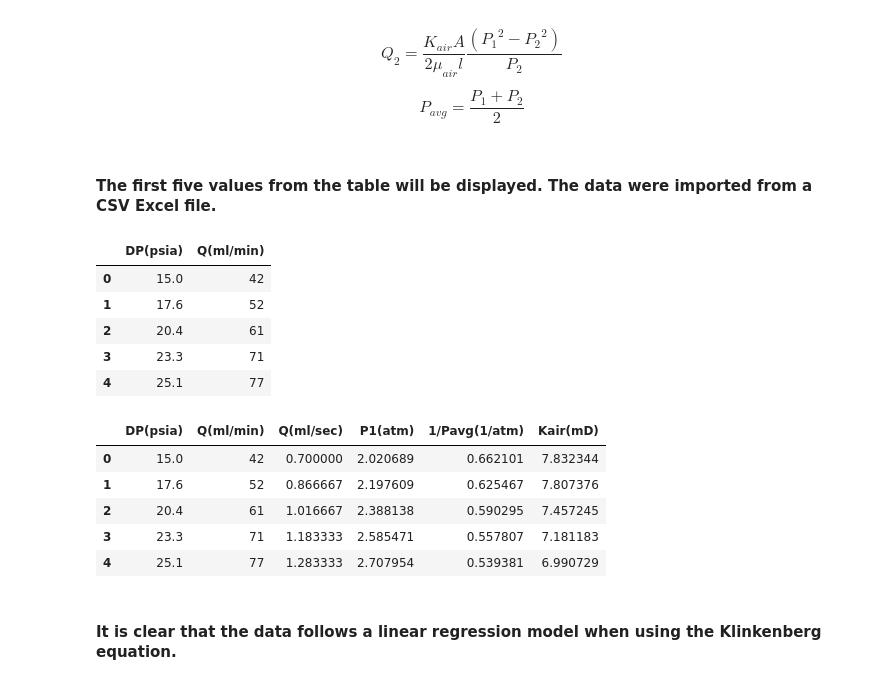
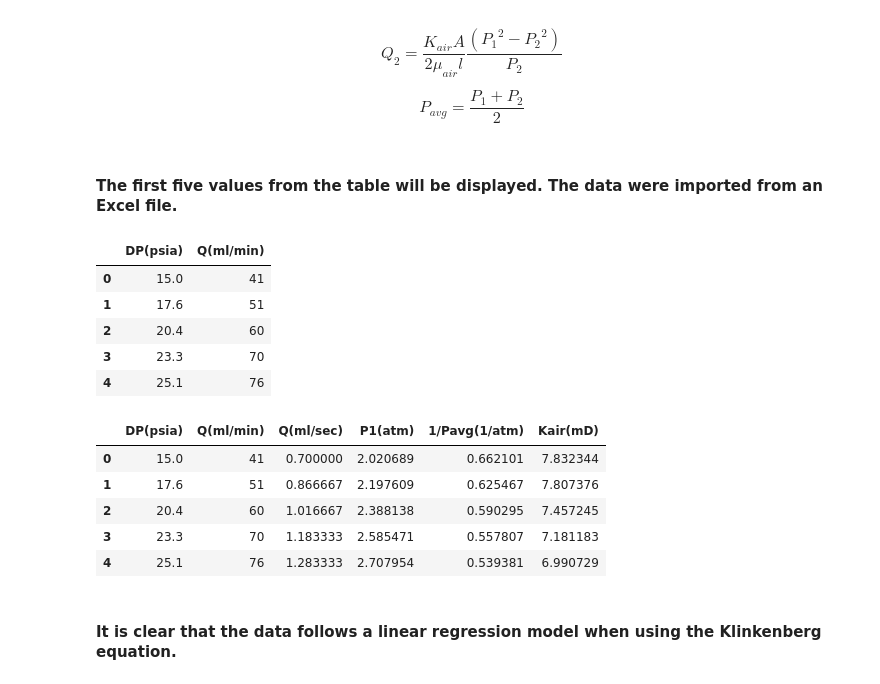
Before and after one commit to MadScientist1995/python, a Jupyter notebook: Absolute permeability of a rock sample.ipynb, the cells around one changed output. Saved outputs shown, nothing was run; the diff lists cells and outputs as text; code cells hidden in the pictures.

```diff
--- a/Absolute permeability of a rock sample.ipynb
+++ b/Absolute permeability of a rock sample.ipynb
@@ -13,36 +13,36 @@ $$ Q_2=\frac{K_{air}A}{2{\mu }_{air}l}\frac{({P_1}^2-{P_2}^2)}{P_2} $$
 
 $$ P_{avg}=\frac{P_1+P_2}{2} $$
 # %% [markdown]
-#### The first five values from the table will be displayed. The data were imported from a CSV Excel file.
+#### The first five values from the table will be displayed. The data were imported from an Excel file.
 # %%
 import pandas as pd
 
-df = pd.read_csv(r"C:\Users\nikol\Documents\Python\statsmodels\Klinkenberg1.csv")
+df = pd.read_excel("gas permeability.xlsx", sheet_name="Klinkenberg150bar", skiprows=6, usecols=[0, 1], nrows=38) #skiprows+2=excel_rows
+df.columns = ["DP(psia)", "Q(ml/min)"]
 df.head()
 # %% [output]
 |  | DP(psia) | Q(ml/min) |
-| 0 | 15.0 | 42 |
-| 1 | 17.6 | 52 |
-| 2 | 20.4 | 61 |
-| 3 | 23.3 | 71 |
-| 4 | 25.1 | 77 |
+| 0 | 15.0 | 41 |
+| 1 | 17.6 | 51 |
+| 2 | 20.4 | 60 |
+| 3 | 23.3 | 70 |
+| 4 | 25.1 | 76 |
 # %%
 import math
 
-df["Q(ml/sec)"] = df["Q(ml/min)"] / 60
+Qoffset = -1
+df["Q(ml/sec)"] = (df["Q(ml/min)"] - Qoffset) / 60
 df["P1(atm)"] = df["DP(psia)"] * 0.068045957064302 + 1
 df["1/Pavg(1/atm)"] = 2 / (df["P1(atm)"] + 1)
 df["Kair(mD)"] = (2000 * df["Q(ml/sec)"] * 0.01844 * 1 * 4.751) / (math.pi * 2.543 ** 2 / 4 * (df["P1(atm)"] ** 2 - 1 ** 2))
-
-df.to_csv("Klinkenberg2.csv", index=False)
 df.head()
 # %% [output]
 |  | DP(psia) | Q(ml/min) | Q(ml/sec) | P1(atm) | 1/Pavg(1/atm) | Kair(mD) |
-| 0 | 15.0 | 42 | 0.700000 | 2.020689 | 0.662101 | 7.832344 |
-| 1 | 17.6 | 52 | 0.866667 | 2.197609 | 0.625467 | 7.807376 |
-| 2 | 20.4 | 61 | 1.016667 | 2.388138 | 0.590295 | 7.457245 |
-| 3 | 23.3 | 71 | 1.183333 | 2.585471 | 0.557807 | 7.181183 |
-| 4 | 25.1 | 77 | 1.283333 | 2.707954 | 0.539381 | 6.990729 |
+| 0 | 15.0 | 41 | 0.700000 | 2.020689 | 0.662101 | 7.832344 |
+| 1 | 17.6 | 51 | 0.866667 | 2.197609 | 0.625467 | 7.807376 |
+| 2 | 20.4 | 60 | 1.016667 | 2.388138 | 0.590295 | 7.457245 |
+| 3 | 23.3 | 70 | 1.183333 | 2.585471 | 0.557807 | 7.181183 |
+| 4 | 25.1 | 76 | 1.283333 | 2.707954 | 0.539381 | 6.990729 |
 # %% [markdown]
 #### It is clear that the data follows a linear regression model when using the Klinkenberg equation.
 # %%
```
Also changed, not shown: parts of 30 cells of this notebook, 2 other files.
